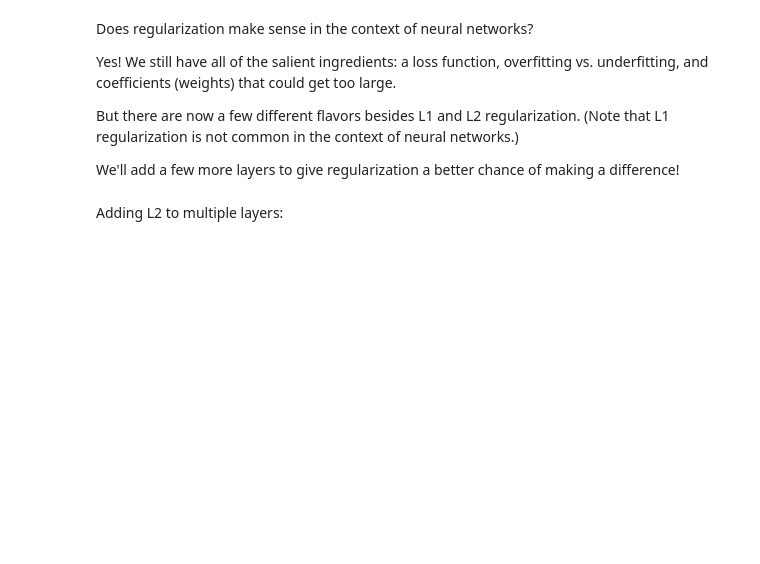
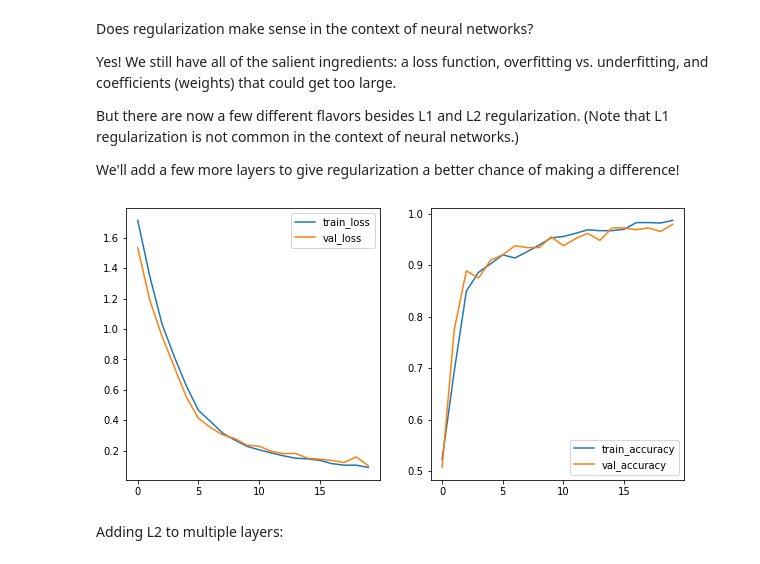
Before and after one commit to ParkedHampster/DS-Live-022023, a Jupyter notebook: Phase4/Lectures/16_Topic_39_network_regularization_and_evaluation.ipynb, the cells around one changed output. Cells and saved outputs as stored; diff of their text form; code cells hidden in the pictures; blank space fills up the shorter version.

```diff
--- a/Phase4/Lectures/16_Topic_39_network_regularization_and_evaluation.ipynb
+++ b/Phase4/Lectures/16_Topic_39_network_regularization_and_evaluation.ipynb
@@ -250,37 +443,40 @@ model.add(Dense(30, activation='relu', input_dim=64))
 # We can add L2 (or L1) regularization right into
 # the layer with the kernel_regularizer parameter.
 
-model.add(Dense(20, activation='relu', None))
+model.add(Dense(20, activation='relu',
+    kernel_regularizer=l2(l2=0.05)))
 
 # Note that there is also a bias_regularizer,
 # but this tends to have less effect.
 
 model.add(Dense(12, activation='relu'))
 model.add(Dense(12, activation='relu'))
 model.add(Dense(12, activation='relu'))
 model.add(Dense(8, activation='relu'))
 model.add(Dense(4, activation='relu'))
 model.add(Dense(1, activation ='sigmoid'))
 
 model.compile(optimizer='adam',
-              loss='binary_crossentropy',
-              metrics=['accuracy'])
+            loss='binary_crossentropy',
+            metrics=['accuracy'])
 
 results = model.fit(X_pure_train, y_pure_train, epochs=20, batch_size=32,
                     verbose=0, validation_data=(X_val, y_val))
 
 train_loss = results.history['loss']
 train_acc = results.history['accuracy']
 val_loss = results.history['val_loss']
 val_acc = results.history['val_accuracy']
 
 
 fig, (ax1, ax2) = plt.subplots(1, 2, figsize=(10, 5))
 sns.lineplot(x=results.epoch, y=train_loss, ax=ax1, label='train_loss')
 sns.lineplot(x=results.epoch, y=train_acc, ax=ax2, label='train_accuracy')
 
 sns.lineplot(x=results.epoch, y=val_loss, ax=ax1, label='val_loss')
 sns.lineplot(x=results.epoch, y=val_acc, ax=ax2, label='val_accuracy');
+# %% [output]
+[figure, added]
 # %% [markdown]
 Adding L2 to multiple layers:
 # %%
```
Also changed, not shown: parts of 29 cells of this notebook.
